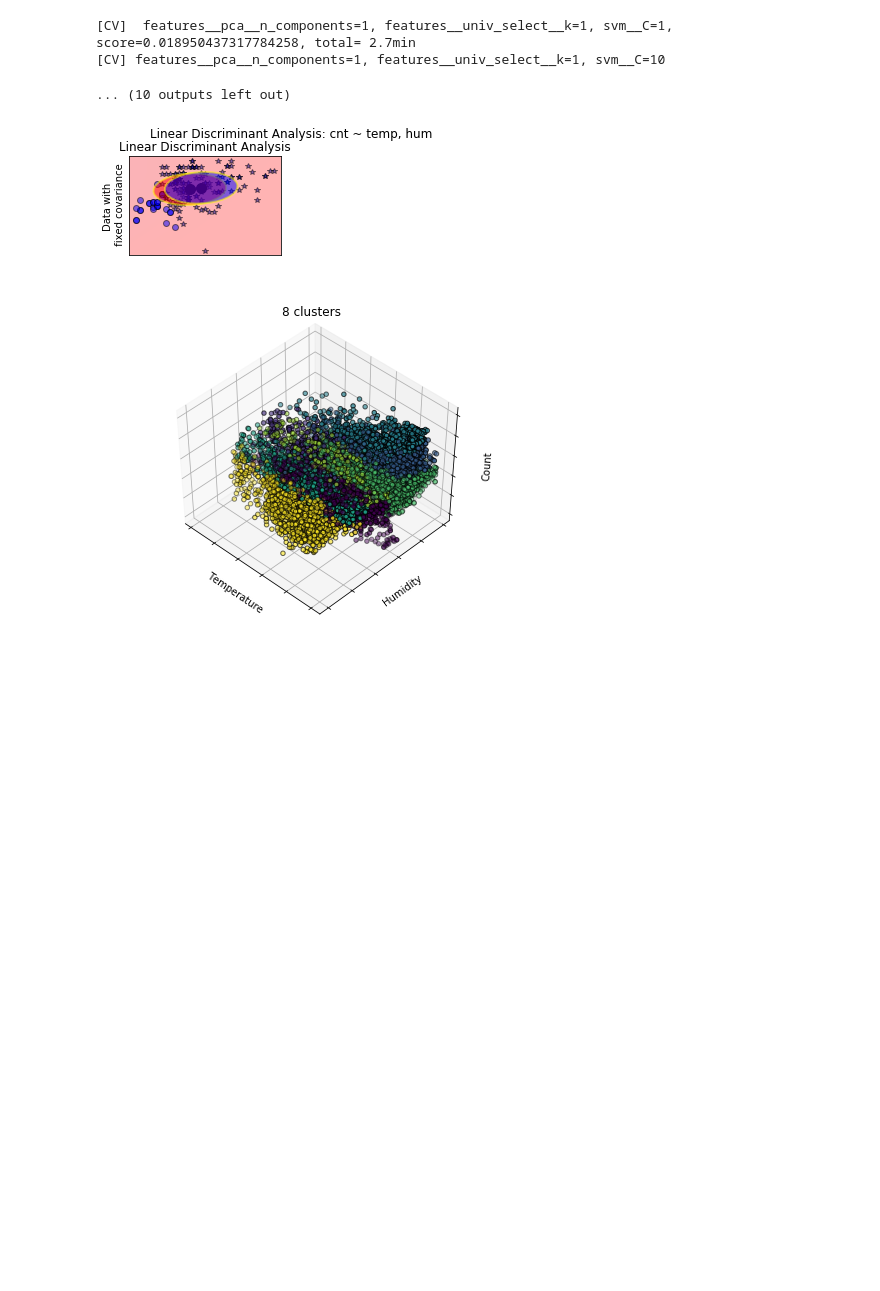
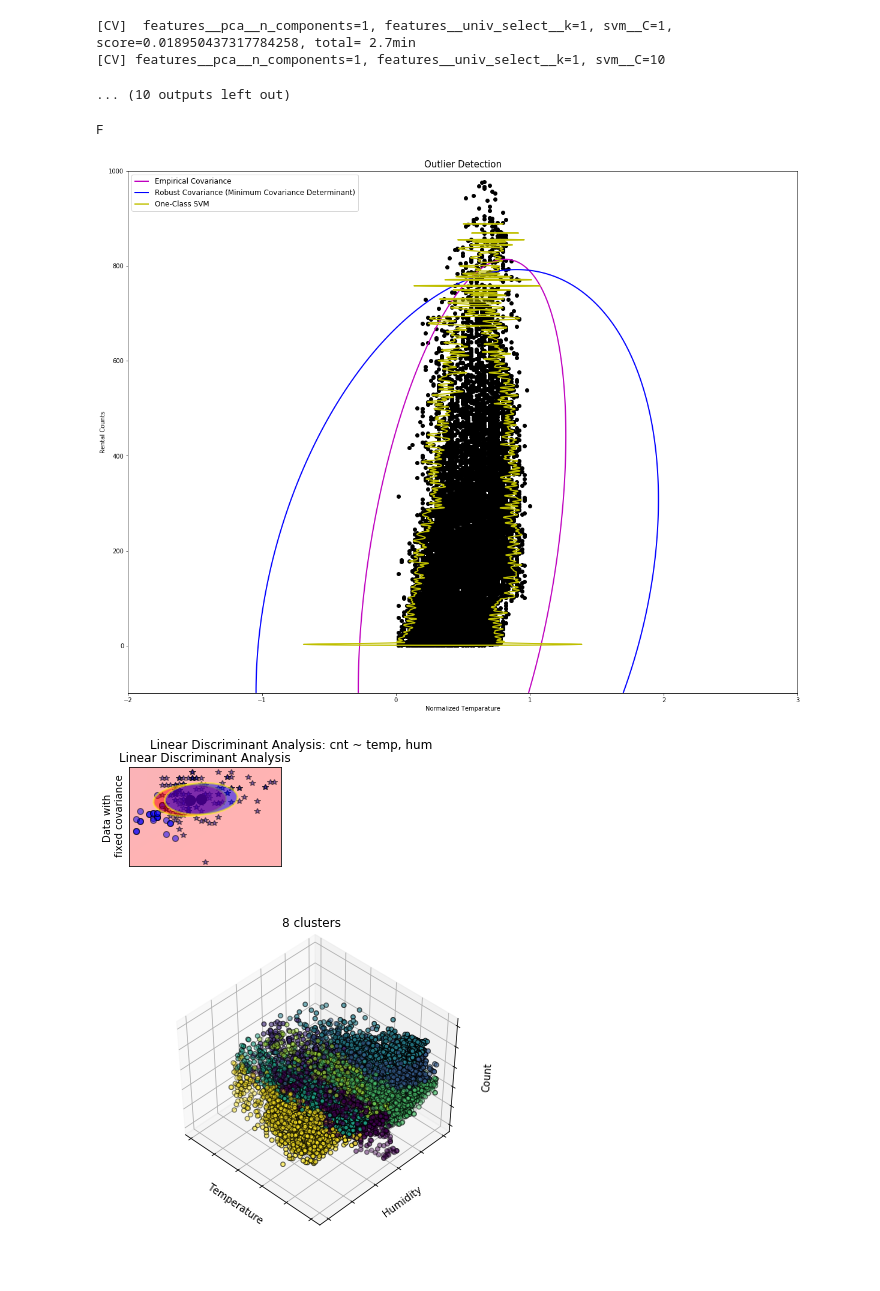
Before and after one commit to MingyuhuiLiu/MingyuhuiLiu.github.io, a Jupyter notebook: Assignments/Assignment 3_Result.ipynb, the cells around one changed output. Cells and saved outputs as stored; diff of their text form; code cells hidden in the pictures; blank space fills up the shorter version.

```diff
--- a/Assignments/Assignment 3_Result.ipynb
+++ b/Assignments/Assignment 3_Result.ipynb
@@ -89,66 +89,69 @@ Fitting 3 folds for each of 18 candidates, totalling 54 fits
 ... (10 outputs left out)
 # %%
 # Task 2: Cnt ~ Temp Outlier Detection
-
-""" Could not run. No error returned, but it takes too much time.
-
-"""
 
 import numpy as np
 from sklearn.covariance import EllipticEnvelope
 from sklearn.svm import OneClassSVM
 import matplotlib.pyplot as plt
 import matplotlib.font_manager
 from sklearn.datasets import load_boston
+import pylab
 
 # Get data
-X1 = [df['temp'], df['cnt']]
+X = df.as_matrix(columns = ['temp', 'cnt'])
+#X1 = [df["logged_living"], df["logged_price"]]
 
 # Define "classifiers" to be used
-classifiers = {
-    "Empirical Covariance": EllipticEnvelope(support_fraction=1.,
-                                             contamination=0.261)}
-colors = ['m']
+classifiers = {"Empirical Covariance": EllipticEnvelope(support_fraction=1.,
+                                             contamination=0.01),
+               "Robust Covariance (Minimum Covariance Determinant)":
+               EllipticEnvelope(contamination = 0.01),
+               "One-Class SVM": OneClassSVM(nu=0.05, gamma=0.05)}
+
+# ,"One-Class SVM": OneClassSVM(nu=0.261, gamma=0.05)
+colors = ['m', 'b', 'y']
 legend1 = {}
 
 
 # Learn a frontier for outlier detection with several classifiers
-xx1, yy1 = np.meshgrid(np.linspace(-8, 28, 500), np.linspace(3, 40, 500))
+xx1, yy1 = np.meshgrid(np.linspace(-2, 3, 500), np.linspace(-100, 1000, 5000))
 
 for i, (clf_name, clf) in enumerate(classifiers.items()):
-    plt.figure(1)
-    clf.fit(X1)
+    plt.figure(1, figsize=(20, 16))
+    clf.fit(X)
     Z1 = clf.decision_function(np.c_[xx1.ravel(), yy1.ravel()])
     Z1 = Z1.reshape(xx1.shape)
     legend1[clf_name] = plt.contour(
         xx1, yy1, Z1, levels=[0], linewidths=2, colors=colors[i])
 
+print("F")
 
 legend1_values_list = list(legend1.values())
 legend1_keys_list = list(legend1.keys())
 
-print("finished")
-
 # Plot the results (= shape of the data points cloud)
-plt.figure(1)  # two clusters
-plt.title("Outlier detection on a real data set (boston housing)")
-plt.scatter(X1[:, 0], X1[:, 1], color='black')
-bbox_args = dict(boxstyle="round", fc="0.8")
-arrow_args = dict(arrowstyle="->")
-plt.annotate("several confounded points", xy=(24, 19),
-             xycoords="data", textcoords="data",
-             xytext=(13, 10), bbox=bbox_args, arrowprops=arrow_args)
+plt.figure(1, figsize=(20, 16))
+plt.title("Outlier Detection", fontsize = 15)
+plt.scatter(X[:, 0], X[:, 1], color='black')
 plt.xlim((xx1.min(), xx1.max()))
 plt.ylim((yy1.min(), yy1.max()))
 plt.legend((legend1_values_list[0].collections[0],
-            legend1_values_list[1].collections[0]),
-           (legend1_keys_list[0], legend1_keys_list[1]),
-           loc="upper center",
+            legend1_values_list[1].collections[0],
+            legend1_values_list[2].collections[0]),
+           (legend1_keys_list[0], legend1_keys_list[1], legend1_keys_list[2]),
+           loc="upper left",
            prop=matplotlib.font_manager.FontProperties(size=12))
-plt.ylabel("accessibility to radial highways")
-plt.xlabel("pupil-teacher ratio by town")
 
+plt.xlabel("Normalized Temparature")
+plt.ylabel("Rental Counts")
+
+#pylab.save("Outlier Detection MCD")
+pylab.savefig("Outlier Detection_Emporocal, Roubst, OCSVM")
 plt.show()
+# %% [output]
+F
+[figure, added]
 # %%
 # Task 3: Linear classifier Vs Quandratic classifier
 
```
Also changed, not shown: parts of 19 cells of this notebook, 23 other files.
